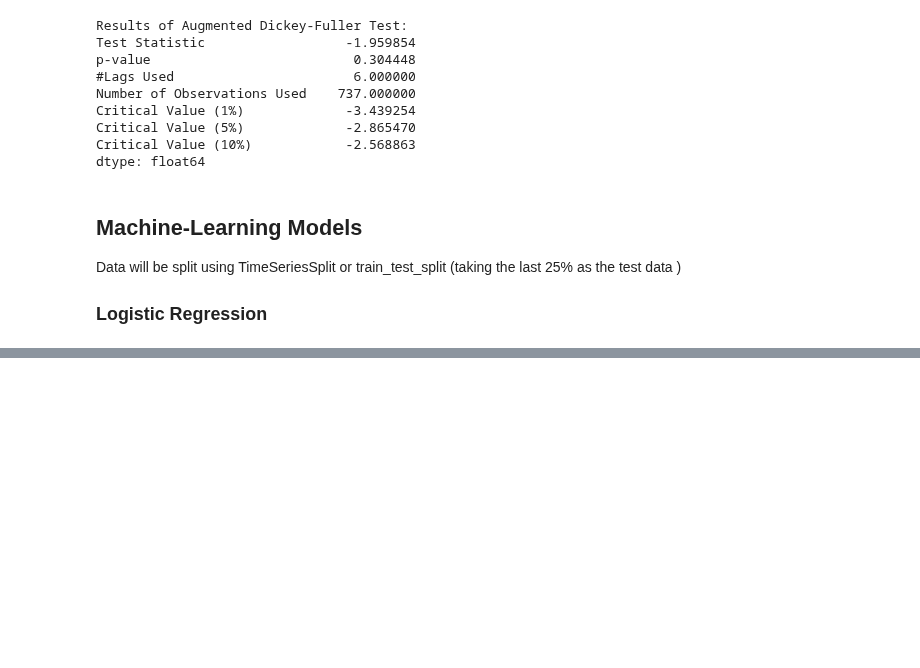
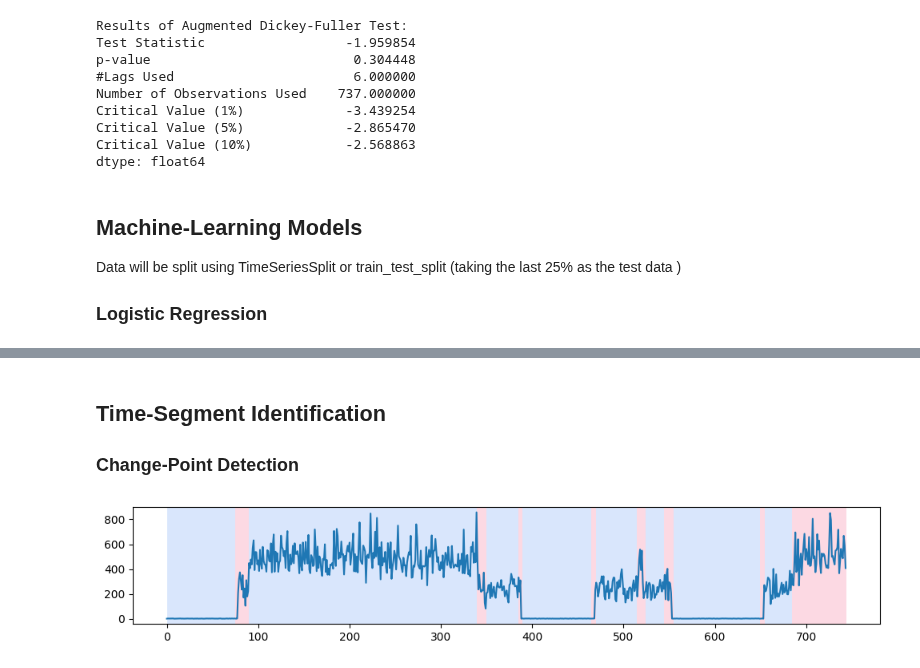
Before and after one commit to Danielwoodh/Time-Series-Data-Generation, a Jupyter notebook: Models - 1.0.ipynb, the cells around one changed output, grey strips where cells are left out. Saved outputs shown, nothing was run; the diff lists cells and outputs as text; code cells hidden in the pictures; blank space fills up the shorter version.

Commit message:
Added continuous segment detection

```diff
--- a/Models - 1.0.ipynb
+++ b/Models - 1.0.ipynb
@@ -266,0 +295,24 @@ NameError: name 'xg_metrics' is not defined
+# %% [markdown]
+## Time-Segment Identification
+
+### Change-Point Detection
+# %%
+# Assuming you have preprocessed and smoothed time-series data stored in 'data'
+timestamps = df['timestamp']
+rms_values = df['rms']
+
+# Convert the data into a numpy array
+series = np.array(rms_values)
+
+# Define the change-point detection model using the PELT algorithm
+model = "normal"  # can be "l2", "rbf", "linear", "normal", etc.
+algo = rpt.Pelt(model=model).fit(series)
+
+# Perform change-point detection
+result = algo.predict(pen=10)  # Adjust the pen parameter to control the sensitivity
+
+# Plot the results
+rpt.display(series, result)
+plt.show()
+# %% [output]
+[figure, added]
```
Also changed, not shown: parts of 14 cells of this notebook, 14 other files.
